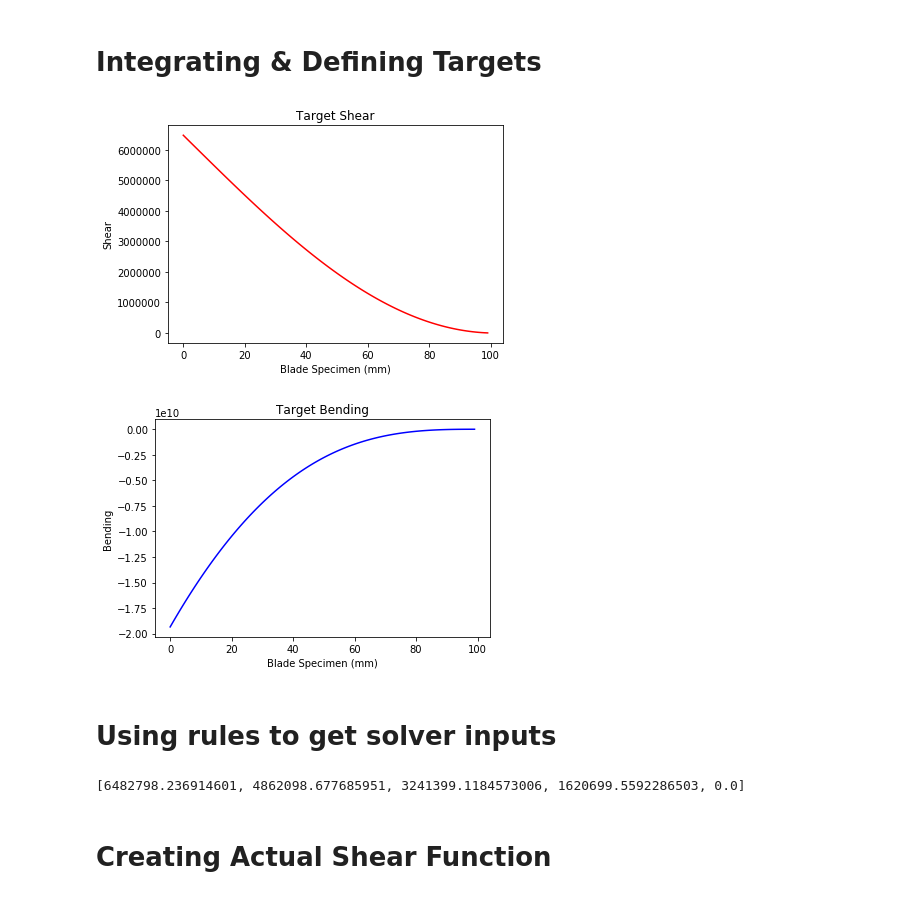
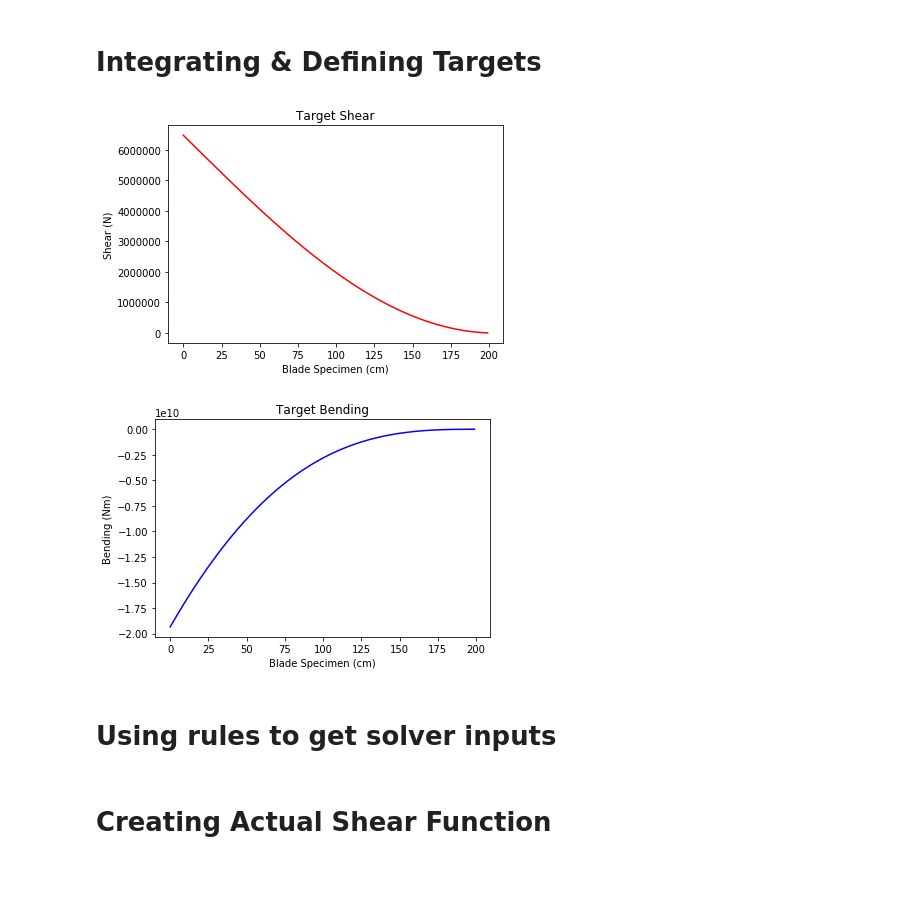
Before and after one commit to peternelson333/Advanced-Control-of-the-FASTBLADE-Facility, a Jupyter notebook: Rams.ipynb, the cells around one changed output. Saved outputs shown, nothing was run; the diff lists cells and outputs as text; code cells hidden in the pictures.

```diff
--- a/Rams.ipynb
+++ b/Rams.ipynb
@@ -36,20 +36,17 @@ print(data)
 # %%
 from numpy import interp
 
-nodes=100
-radpos=data['radial position']
-Fxin=data['Fx']
-Fyin=data['Fy']
-
-dps=len(data)-1
-L=data['radial position'][dps]
+nodes=200
+L=data['radial position'][len(data)-1]
 
 x=list(range(0,nodes))
 b=L/(nodes-1)
 x[:] = [ __ * b for __ in x]
 
-Fx=interp(x,radpos,Fxin)
-Fy=interp(x,radpos,Fyin)
+Fx=interp(x,data['radial position'],data['Fx'])
+Fy=interp(x,data['radial position'],data['Fy'])
+
+# look into the interpolation method
 # %% [markdown]
 # Integrating & Defining Targets
 # %%
@@ -65,39 +62,39 @@ import matplotlib.pyplot as plt
 integralpart=scipy.integrate.cumtrapz(Fx, x)
 integralpart=numpy.insert(integralpart,0,0)
 TF=integralpart[-1]
 
 TargetShear=TF-integralpart[0]
 
 for k in range(2,len(integralpart)):
     TargetShear=np.append(TargetShear,TF-integralpart[k-1])
 TargetShear=np.append(TargetShear,0)
 
 integralPart=scipy.integrate.cumtrapz(TargetShear,x)
 integralPart=numpy.insert(integralPart,0,0)
 bmax=integralPart[-1]
 
 TargetBending=bmax-integralPart[0]
 
 for k in range(2,len(integralPart)):
     TargetBending=np.append(TargetBending,bmax-integralPart[k-1])
 TargetBending=np.append(TargetBending,0)
 TargetBending=TargetBending*-1
 
 
 plt.plot(TargetShear,'r')
-plt.xlabel('Blade Specimen (mm)')
-plt.ylabel('Shear')
+plt.xlabel('Blade Specimen (cm)')
+plt.ylabel('Shear (N)')
 plt.title('Target Shear')
 plt.show()
 
 plt.plot(TargetBending,'b')
-plt.xlabel('Blade Specimen (mm)')
-plt.ylabel('Bending')
+plt.xlabel('Blade Specimen (cm)')
+plt.ylabel('Bending (Nm)')
 plt.title('Target Bending')
 plt.show()
 # %% [output]
-[figure, old version]
+[figure, new version]
-[figure, old version]
+[figure, new version]
 # %% [markdown]
 # Using rules to get solver inputs
 # %%
@@ -109,9 +106,6 @@ for i in range(0,number_rams+1):
     Shear[i]=TF-F*i
 
 Shear=list(Shear)
-print(Shear)
-# %% [output]
-[6482798.236914601, 4862098.677685951, 3241399.1184573006, 1620699.5592286503, 0.0]
 # %% [markdown]
 # Creating Actual Shear Function
 # %%
```
Also changed, not shown: parts of 14 cells of this notebook, 1 other file.
